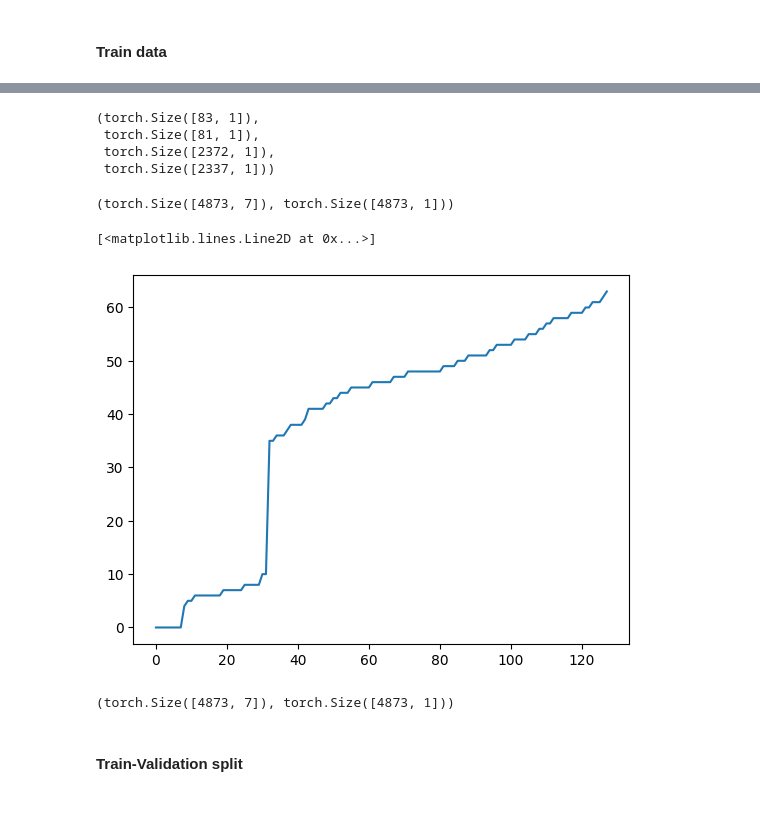
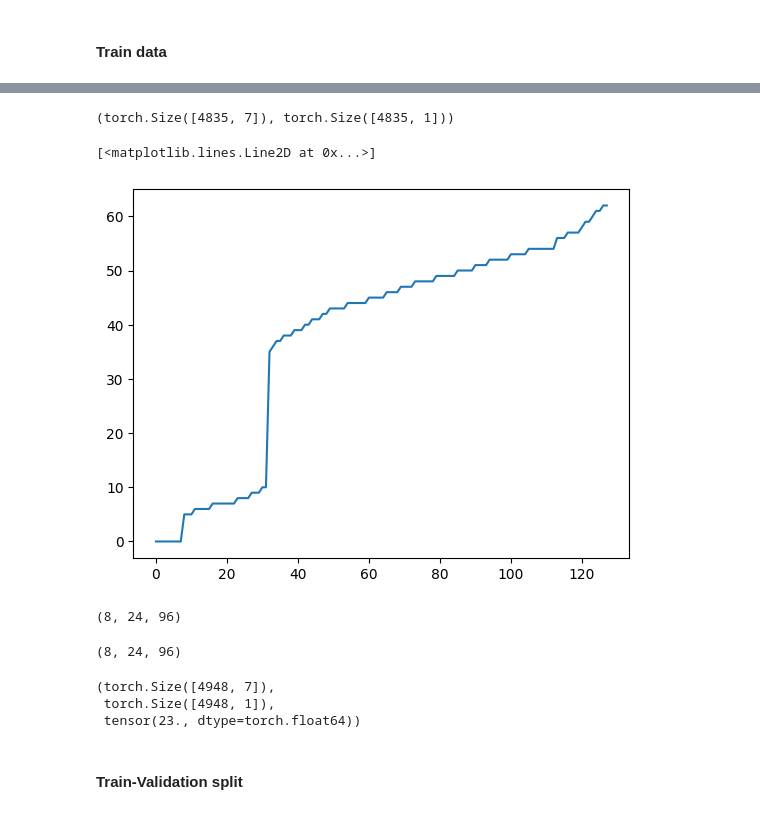
Before and after one commit to Bala-A87/UGRC, a Jupyter notebook: Code/orthants-symmetry.ipynb, the cells around one changed output, grey strips where cells are left out. Drawn from its saved outputs; the diff is of its cells as text; code cells hidden in the pictures.

```diff
--- a/Code/orthants-symmetry.ipynb
+++ b/Code/orthants-symmetry.ipynb
@@ -161,11 +57,0 @@ X_training_low_0.shape, X_training_low_1.shape, X_training_high_0.shape, X_train
-# %%
-Y_training_low_0 = torch.zeros(len(X_training_low_0), 1)
-Y_training_low_1 = torch.ones(len(X_training_low_1), 1)
-Y_training_high_0 = torch.zeros(len(X_training_high_0), 1)
-Y_training_high_1 = torch.ones(len(X_training_high_1), 1)
-Y_training_low_0.shape, Y_training_low_1.shape, Y_training_high_0.shape, Y_training_high_1.shape
-# %% [output]
-(torch.Size([83, 1]),
- torch.Size([81, 1]),
- torch.Size([2372, 1]),
- torch.Size([2337, 1]))
@@ -172,16 +62,5 @@ Y_training_low_0.shape, Y_training_low_1.shape, Y_training_high_0.shape, Y_train
 # %%
-X_training = torch.cat([
-    X_training_low_0,
-    X_training_low_1,
-    X_training_high_0,
-    X_training_high_1
-])
-Y_training = torch.cat([
-    Y_training_low_0,
-    Y_training_low_1,
-    Y_training_high_0,
-    Y_training_high_1
-])
+X_training, Y_training, orthant_counts = generate_train_data()
 X_training.shape, Y_training.shape
 # %% [output]
-(torch.Size([4873, 7]), torch.Size([4873, 1]))
+(torch.Size([4835, 7]), torch.Size([4835, 1]))
@@ -210,15 +67,5 @@ def find_orthant(point: torch.Tensor) -> int:
 # %%
-orthant_counts = torch.zeros(128)
-for x in X_training:
-    orthant_counts[find_orthant(x)] += 1
 plt.plot(range(128), torch.sort(orthant_counts).values)
 # %% [output]
 [<matplotlib.lines.Line2D at 0x...>]
-[figure, old version]
+[figure, new version]
-# %%
-X_training_flip = torch.clone(X_training)
-# Y_training_flip = torch.tensor([Y_training[i] * FLIP_MULS[find_orthant(X_training[i])] for i in range(len(Y_training))]).reshape(-1, 1)
-Y_training_flip = torch.tensor([Y_training[i] if FLIP_MULS[find_orthant(X_training[i])] == 1 else 1-Y_training[i] for i in range(len(Y_training))]).reshape(-1, 1)
-X_training_flip.shape, Y_training_flip.shape
-# %% [output]
-(torch.Size([4873, 7]), torch.Size([4873, 1]))
@@ -229,3 +72,34 @@ X_training_flip.shape, Y_training_flip.shape
+# %%
+ZERO_ORTHANT_INDICES, LOW_ORTHANT_INDICES, HIGH_ORTHANT_INDICES = [], [], []
+for i in range(128):
+    if orthant_counts[i] == 0:
+        ZERO_ORTHANT_INDICES.append(i)
+    elif orthant_counts[i] <= 10: # make it better!!
+        LOW_ORTHANT_INDICES.append(i)
+    else:
+        HIGH_ORTHANT_INDICES.append(i)
+len(ZERO_ORTHANT_INDICES), len(LOW_ORTHANT_INDICES), len(HIGH_ORTHANT_INDICES)
+# %% [output]
+(8, 24, 96)
+# %%
+ZERO_ORTHANT_INDICES_FLIP, LOW_ORTHANT_INDICES_FLIP, HIGH_ORTHANT_INDICES_FLIP = [], [], []
+for i in range(128):
+    if orthant_counts[i] == 0:
+        ZERO_ORTHANT_INDICES_FLIP.append(i)
+    elif orthant_counts[i] <= 10: # make it better!!
+        LOW_ORTHANT_INDICES_FLIP.append(i)
+    else:
+        HIGH_ORTHANT_INDICES_FLIP.append(i)
+len(ZERO_ORTHANT_INDICES_FLIP), len(LOW_ORTHANT_INDICES_FLIP), len(HIGH_ORTHANT_INDICES_FLIP)
+# %% [output]
+(8, 24, 96)
+# %%
+X_training_flip, Y_training_flip, orthant_counts_flip = generate_train_data(flips=flips)
+X_training_flip.shape, Y_training_flip.shape, flips.sum()
+# %% [output]
+(torch.Size([4948, 7]),
+ torch.Size([4948, 1]),
+ tensor(23., dtype=torch.float64))
 # %% [markdown]
 #### Train-Validation split
 # %%
```
Also changed, not shown: parts of 38 cells of this notebook, 1 other file.
